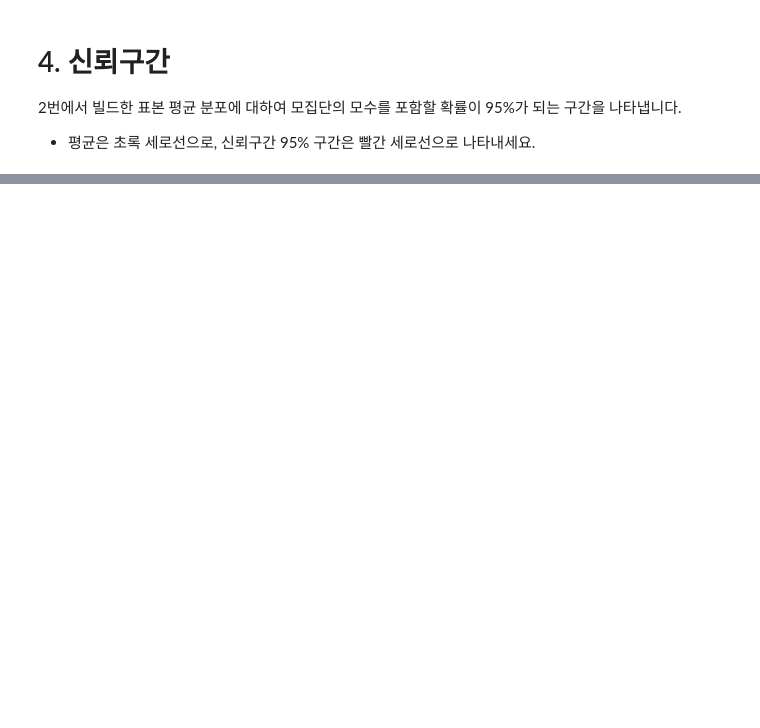
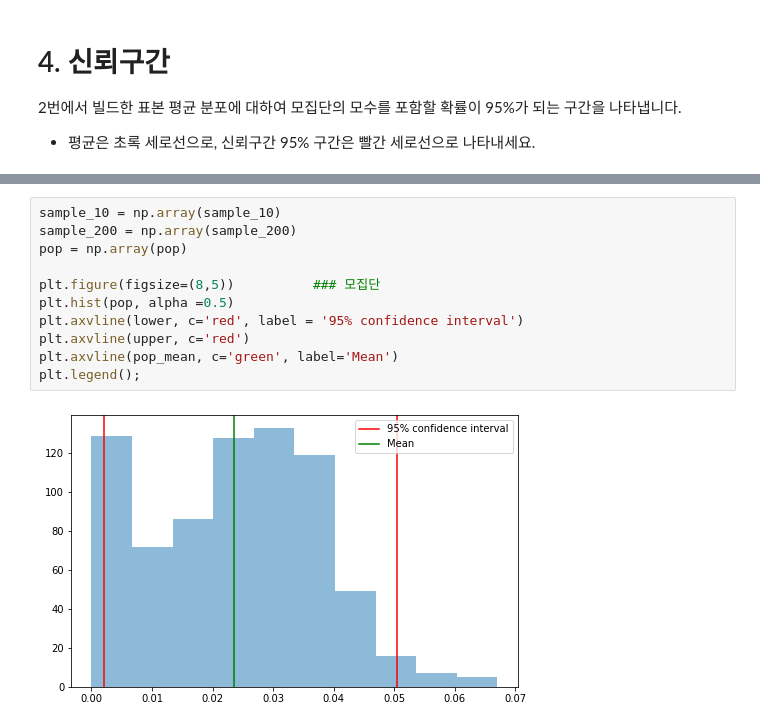
Before and after one commit to p65454/codestates, a Jupyter notebook: n122-Central-Limit-Theorem/n122a - CLT.ipynb, the cells around one changed output, grey strips where cells are left out. Saved outputs shown, nothing was run; the diff lists cells and outputs as text; blank space fills up the shorter version.

```diff
--- a/n122-Central-Limit-Theorem/n122a - CLT.ipynb
+++ b/n122-Central-Limit-Theorem/n122a - CLT.ipynb
@@ -67,0 +183,13 @@
+# %%
+sample_10 = np.array(sample_10)
+sample_200 = np.array(sample_200)
+pop = np.array(pop)
+
+plt.figure(figsize=(8,5))          ### 모집단
+plt.hist(pop, alpha =0.5)
+plt.axvline(lower, c='red', label = '95% confidence interval')
+plt.axvline(upper, c='red')
+plt.axvline(pop_mean, c='green', label='Mean')
+plt.legend();
+# %% [output]
+[figure, added]
```
Also changed, not shown: parts of 16 cells of this notebook.
